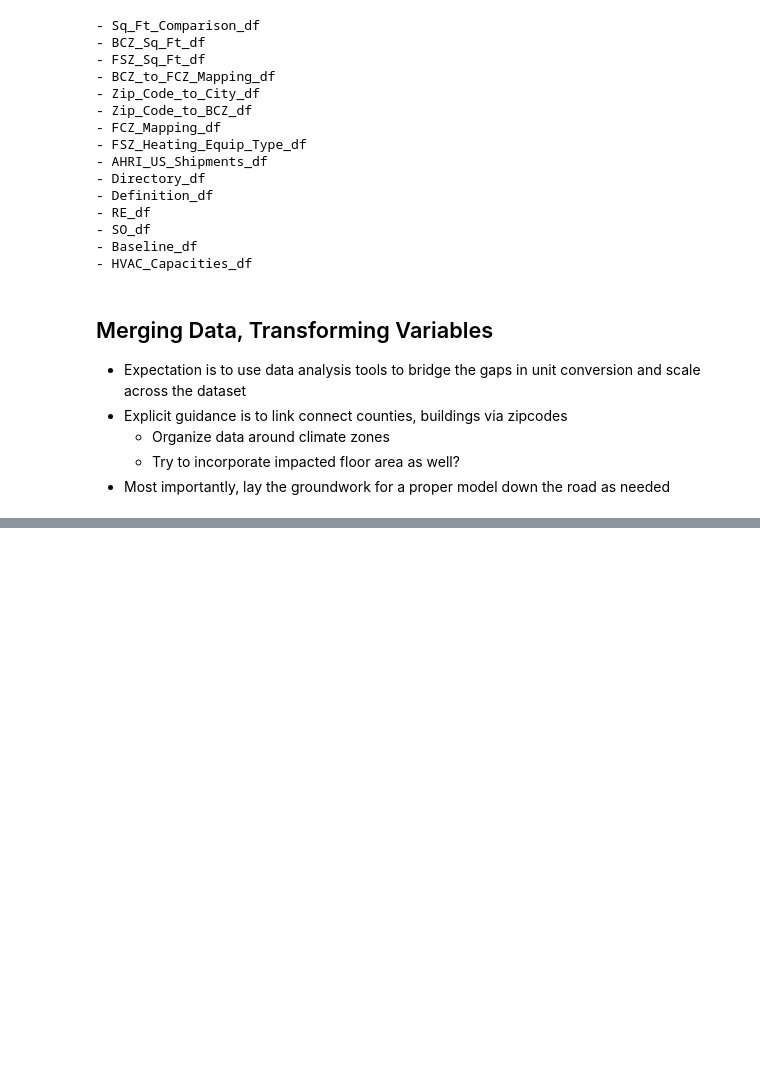
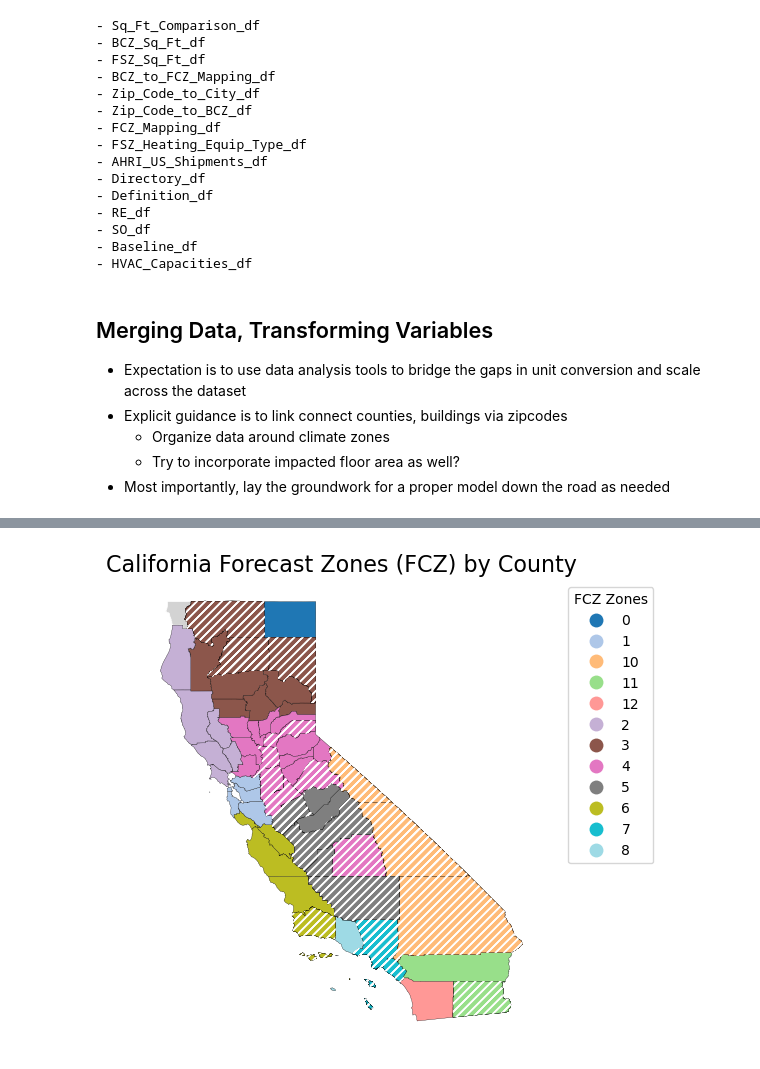
Before and after one commit to neil-stein/AC2HP, a Jupyter notebook: data_exploration_ac2hp.ipynb, the cells around one changed output, grey strips where cells are left out. Saved outputs shown, nothing was run; the diff lists cells and outputs as text; code cells hidden in the pictures; blank space fills up the shorter version.

```diff
--- a/data_exploration_ac2hp.ipynb
+++ b/data_exploration_ac2hp.ipynb
@@ -60,0 +168,41 @@ cal_geo_data_gdf = zip_gdf.merge(zip_code_to_city, left_on='ZCTA5CE20', right_on
+# %%
+# Simple visual check of the FCZ mapping results
+# Counties with multiple zones (e.g., "12, 13") will be colored by the first ID
+ca_county_with_fcz_gdf['Primary_FCZ'] = ca_county_with_fcz_gdf['FCZ Number'].str.split(',').str[0]
+
+# 2. Setup the plot
+fig, ax = plt.subplots(figsize=(6, 6))
+
+# 3. Plot the base Counties (Light grey for NaNs)
+ca_county_with_fcz_gdf.plot(ax=ax, color='lightgrey', edgecolor='white', linewidth=0.5)
+
+# 4. Plot the FCZ Zones
+# We use 'Primary_FCZ' for the categorical color map
+ca_county_with_fcz_gdf.dropna(subset=['Primary_FCZ']).plot(
+    column='Primary_FCZ',
+    ax=ax,
+    legend=True,
+    categorical=True,
+    cmap='tab20', # High-contrast colormap for 20+ zones
+    edgecolor='black',
+    linewidth=0.2,
+    legend_kwds={'title': "FCZ Zones", 'loc': 'upper right', 'bbox_to_anchor': (1.3, 1)}
+)
+
+# 5. Visual Cue for Multi-Zone Counties: Add a 'Stripe' effect using hatching
+# This selects any row where a comma exists (indicating multiple zones)
+multi_zone_mask = ca_county_with_fcz_gdf['FCZ Number'].str.contains(',', na=False)
+ca_county_with_fcz_gdf[multi_zone_mask].plot(
+    ax=ax,
+    facecolor="none",
+    hatch='////',
+    edgecolor='white',
+    linewidth=0
+)
+
+# Final formatting
+ax.set_title("California Forecast Zones (FCZ) by County", fontsize=16)
+ax.set_axis_off()
+plt.show()
+# %% [output]
+[figure, added]
```
Also changed, not shown: parts of 8 cells of this notebook, 29 other files.
